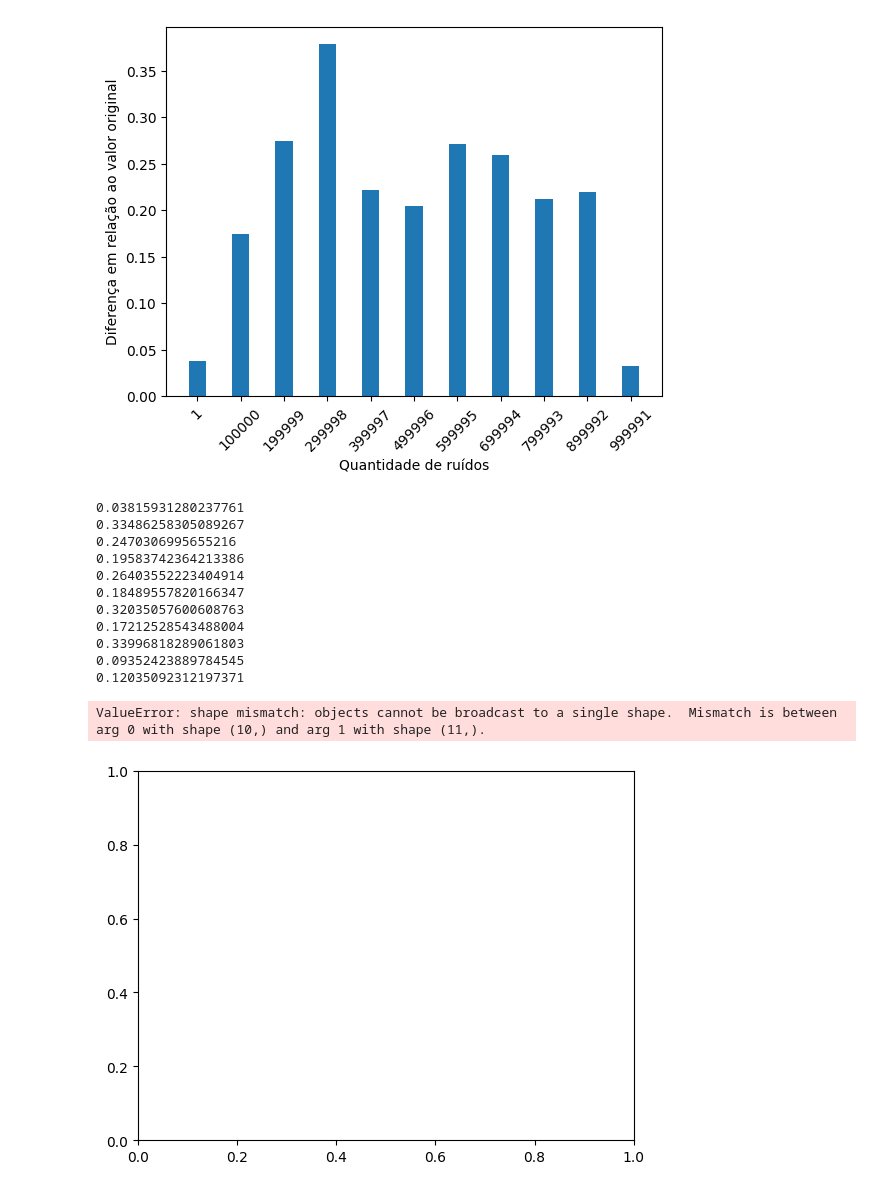
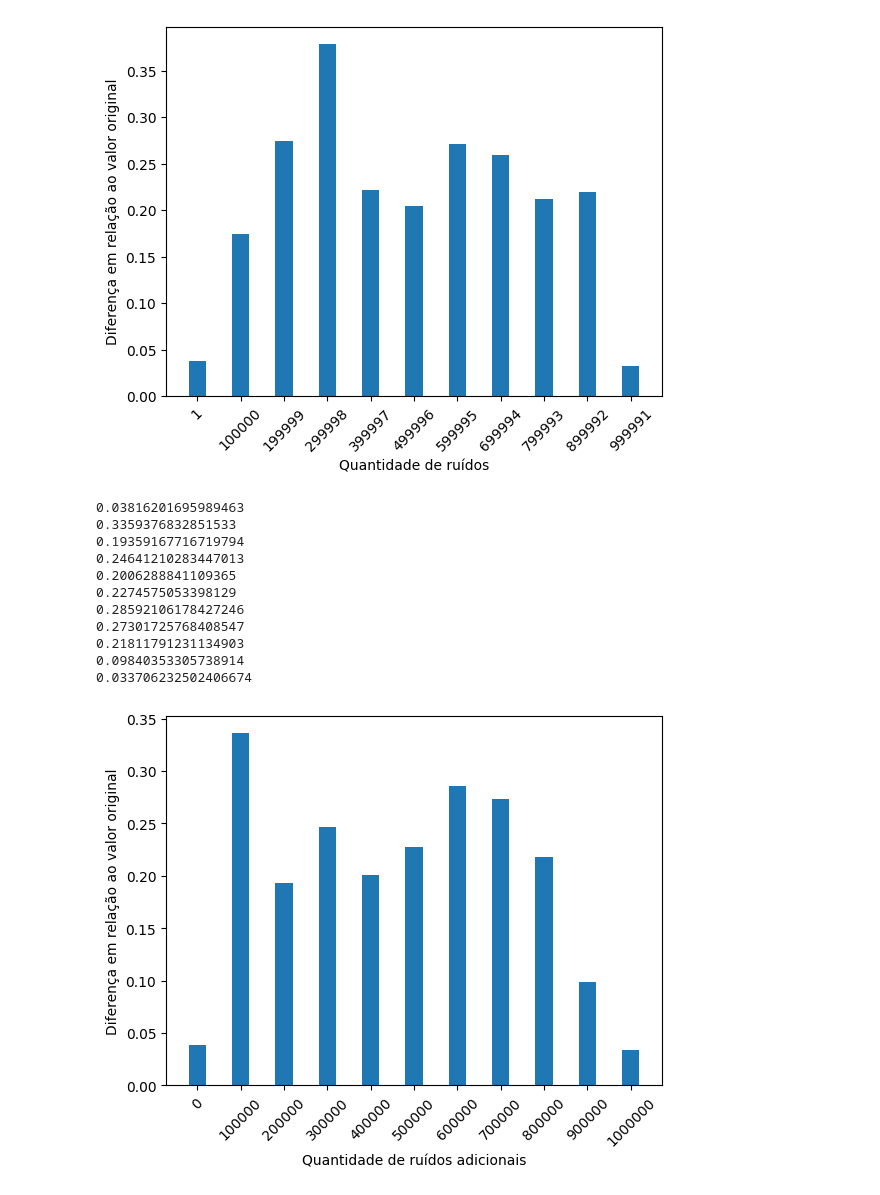
Before and after one commit to fernandovs4/Desafio-Netflix, a Jupyter notebook: test_stress.ipynb, the cells around one changed output. Cells and saved outputs as stored; diff of their text form; code cells hidden in the pictures.

```diff
--- a/test_stress.ipynb
+++ b/test_stress.ipynb
@@ -157,46 +157,45 @@ plt.show()
 df = pd.read_csv('ratings_small_format.csv', sep=',',header=None)
 df = df.to_numpy()
 B = df.copy()
 x = 349
 numero_esperado = B[x-1][x-1]
 diferencas = []
 
-for p in range(1,1000000,100000):
+for p in range(0,1000001,100000):
     for l in range(p):
         i = np.random.randint(0,671)
         j = np.random.randint(0,9000)
         B[i][j] = 5
     B[x-1][x-1] = 1
     sigma, U, V_transposto = calculaAuto(B)
     sigma = pd.read_csv('sigma.csv', sep=',', header=None)
     sigma = sigma.to_numpy()
     B = U@sigma@V_transposto
     diferenca = abs(numero_esperado - B[x-1][x-1])
     print(diferenca)
     diferencas.append(diferenca)
 
 
-ruidos = range(1,1000000, 100000)
+ruidos = range(0,1000001, 100000)
 # criar histograma de erro
 
 x_pos = np.arange(len(ruidos))
 
 plt.bar(x_pos, height=diferencas, align='center', width=0.4)
 plt.xticks(x_pos, ruidos, rotation=45)
-plt.xlabel('Quantidade de ruídos')
+plt.xlabel('Quantidade de ruídos adicionais')
 plt.ylabel('Diferença em relação ao valor original')
 plt.show()
 # %% [output]
-0.03815931280237761
-0.33486258305089267
-0.2470306995655216
-0.19583742364213386
-0.26403552223404914
-0.18489557820166347
-0.32035057600608763
-0.17212528543488004
-0.33996818289061803
-0.09352423889784545
-0.12035092312197371
+0.03816201695989463
+0.3359376832851533
+0.19359167716719794
+0.24641210283447013
+0.2006288841109365
+0.2274575053398129
+0.28592106178427246
+0.27301725768408547
+0.21811791231134903
+0.09840353305738914
+0.033706232502406674
-ValueError: shape mismatch: objects cannot be broadcast to a single shape.  Mismatch is between arg 0 with shape (10,) and arg 1 with shape (11,).
-[figure, old version]
+[figure, new version]
```
Also changed, not shown: parts of 1 cell of this notebook, 3 other files.
